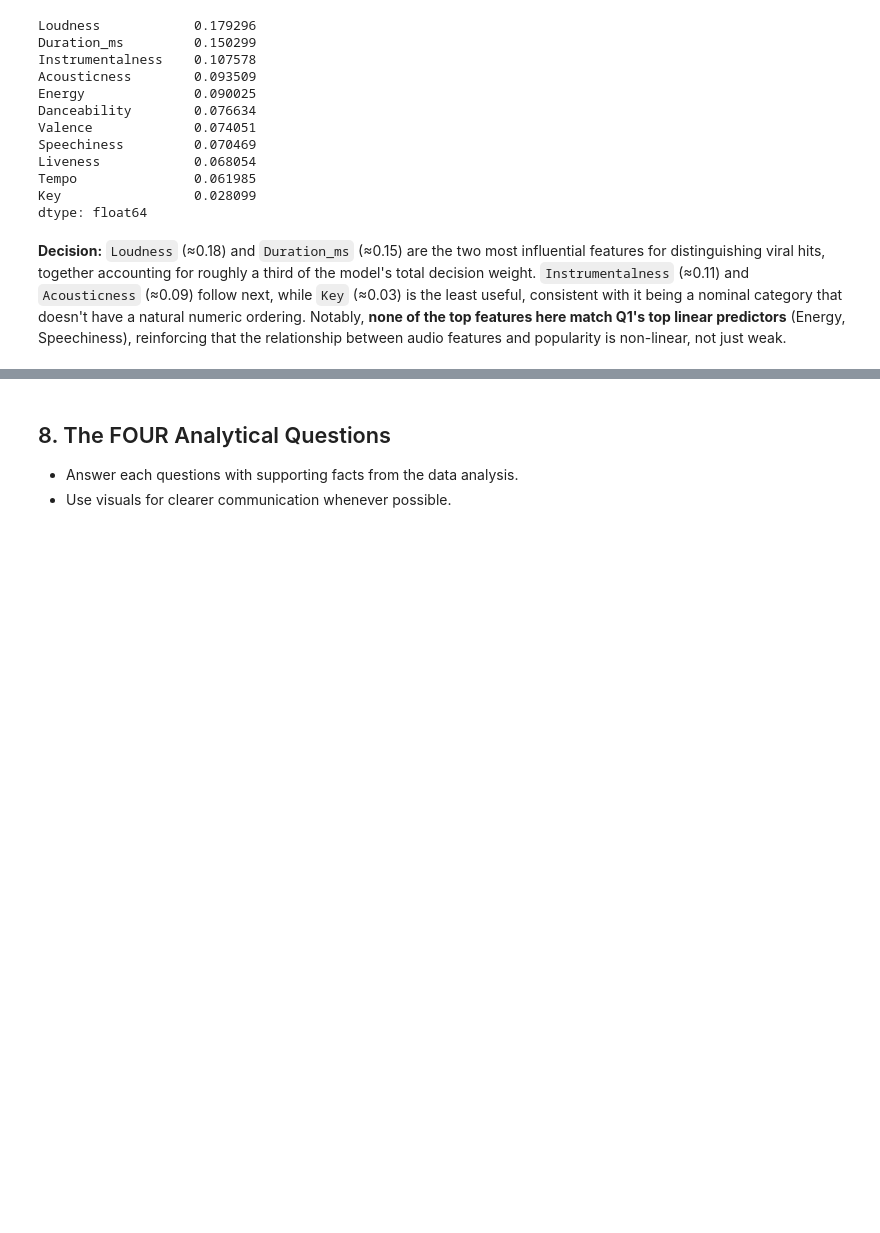
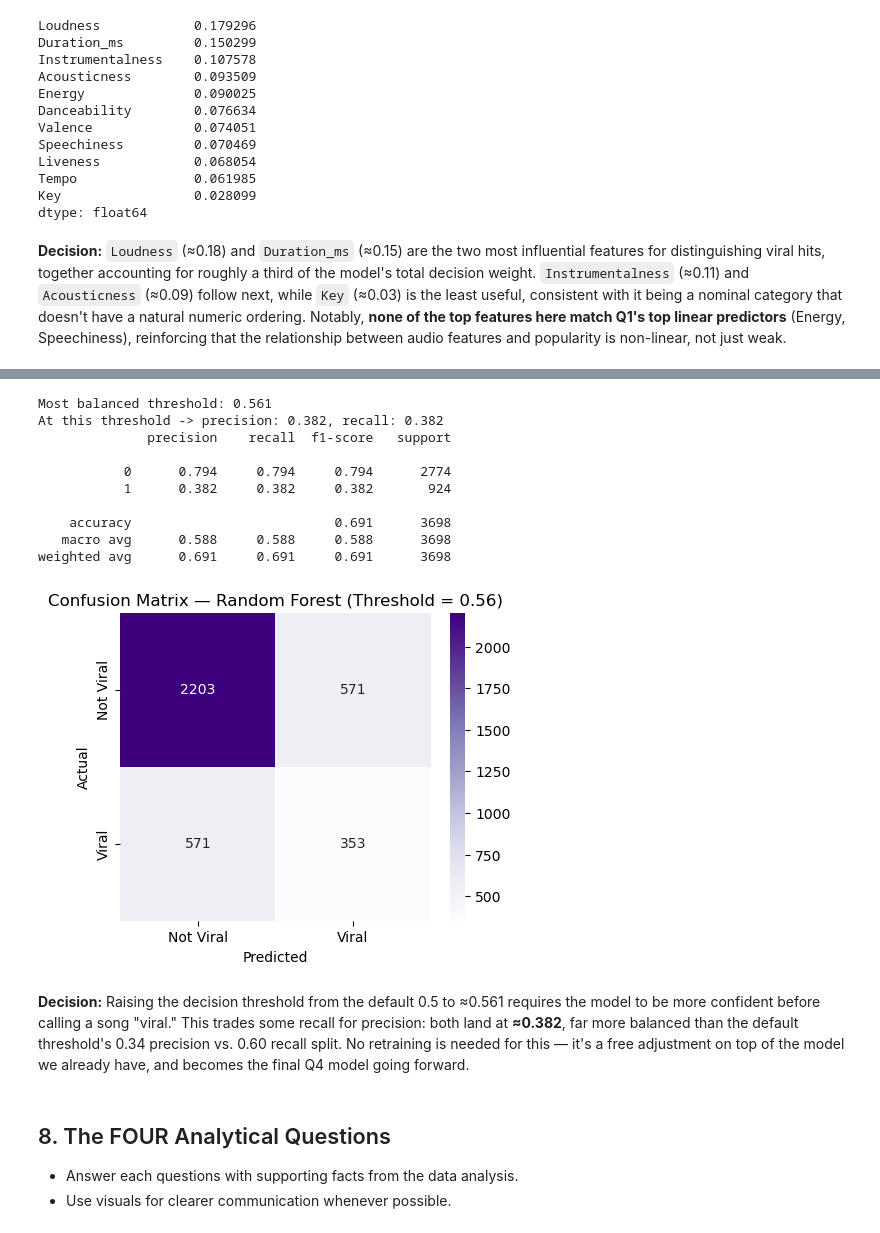
Before and after one commit to chanjyi/Spotify-vs-Youtube, a Jupyter notebook: TT6L_G05_Notebook.ipynb, the cells around one changed output, grey strips where cells are left out. Cells and saved outputs as stored; diff of their text form; code cells hidden in the pictures; blank space fills up the shorter version.

Commit message:
threshold finetuning

```diff
--- a/TT6L_G5_Notebook.ipynb
+++ b/TT6L_G05_Notebook.ipynb
@@ -1340,3 +1344,46 @@ dtype: float64
+# %%
+from sklearn.metrics import precision_recall_curve
+
+# Sweep every possible decision threshold instead of only using the default 0.5 cutoff
+precisions, recalls, thresholds = precision_recall_curve(y_test, y_proba_rf)
+precisions, recalls = precisions[:-1], recalls[:-1]  # drop the last point (no threshold defined there)
+
+# Find the threshold where precision and recall are closest together
+balance_gap = np.abs(precisions - recalls)
+best_idx = np.argmin(balance_gap)
+best_threshold = thresholds[best_idx]
+
+print(f"Most balanced threshold: {best_threshold:.3f}")
+print(f"At this threshold -> precision: {precisions[best_idx]:.3f}, recall: {recalls[best_idx]:.3f}")
+
+# Re-classify using the tuned threshold instead of the default 0.5
+y_pred_rf_tuned = (y_proba_rf >= best_threshold).astype(int)
+print(classification_report(y_test, y_pred_rf_tuned, digits=3))
+
+# Confusion matrix at the tuned threshold, for direct comparison against the
+# default-threshold confusion matrix in Section 7 above
+cm_tuned = confusion_matrix(y_test, y_pred_rf_tuned)
+plt.figure(figsize=(5, 4))
+sns.heatmap(cm_tuned, annot=True, fmt='d', cmap='Purples',
+            xticklabels=['Not Viral', 'Viral'], yticklabels=['Not Viral', 'Viral'])
+plt.title(f'Confusion Matrix — Random Forest (Threshold = {best_threshold:.2f})')
+plt.xlabel('Predicted')
+plt.ylabel('Actual')
+plt.show()
+# %% [output]
+Most balanced threshold: 0.561
+At this threshold -> precision: 0.382, recall: 0.382
+              precision    recall  f1-score   support
+
+           0      0.794     0.794     0.794      2774
+           1      0.382     0.382     0.382       924
+
+    accuracy                          0.691      3698
+   macro avg      0.588     0.588     0.588      3698
+weighted avg      0.691     0.691     0.691      3698
+[figure, added]
+# %% [markdown]
+**Decision:** Raising the decision threshold from the default 0.5 to ≈0.561 requires the model to be more confident before calling a song "viral." This trades some recall for precision: both land at **≈0.382**, far more balanced than the default threshold's 0.34 precision vs. 0.60 recall split. No retraining is needed for this — it's a free adjustment on top of the model we already have, and becomes the final Q4 model going forward.
 # %% [markdown]
 ## 8. The FOUR Analytical Questions
 - Answer each questions with supporting facts from the data analysis.
```
Also changed, not shown: parts of 6 cells of this notebook, 1 other file.
